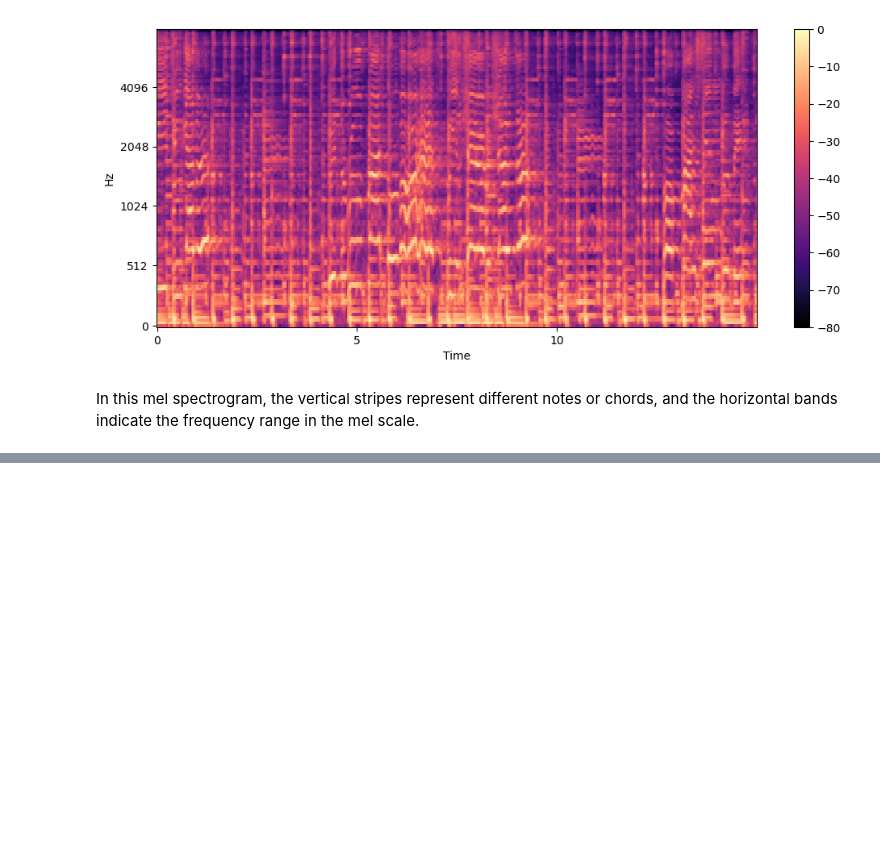
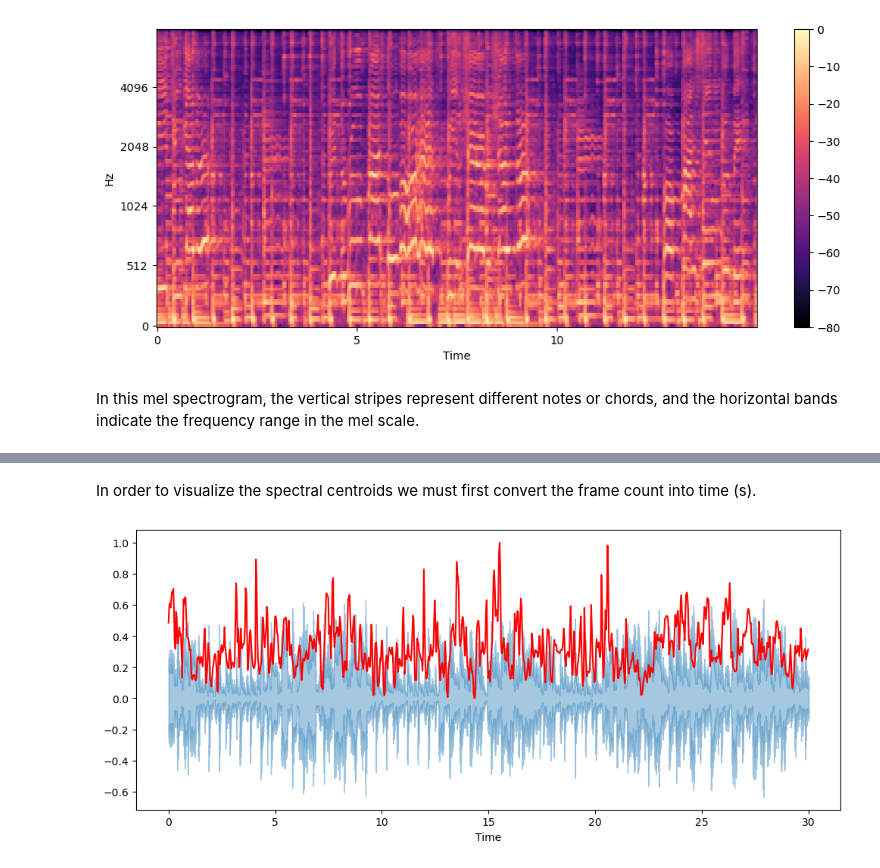
Before and after one commit to davidmayal23/music-genre-classification, a Jupyter notebook: notebooks/understanding_audio.ipynb, the cells around one changed output, grey strips where cells are left out. Saved outputs shown, nothing was run; the diff lists cells and outputs as text; code cells hidden in the pictures; blank space fills up the shorter version.

```diff
--- a/notebooks/understanding_audio.ipynb
+++ b/notebooks/understanding_audio.ipynb
@@ -169,0 +207,17 @@ In this mel spectrogram, the vertical stripes represent different notes or chord
+# %% [markdown]
+In order to visualize the spectral centroids we must first convert the frame count into time (s).
+# %%
+# Using librosa function frames_to_time()
+frames = range(spectral_centroids.shape[0])
+t = librosa.frames_to_time(frames, sr=sampling_rate)
+
+# Normalize using min-max normalization for visualization
+def normalize(x, axis=0):
+    return sklearn.preprocessing.minmax_scale(x, axis=axis)
+
+# Ploting the Spectral Centroid along with the Waveplot
+plt.figure().set_figwidth(12)
+librosa.display.waveshow(array, sr=sampling_rate, alpha=0.4)
+plt.plot(t, normalize(spectral_centroids), color='r');
+# %% [output]
+[figure, added]
```
Also changed, not shown: parts of 15 cells of this notebook.
